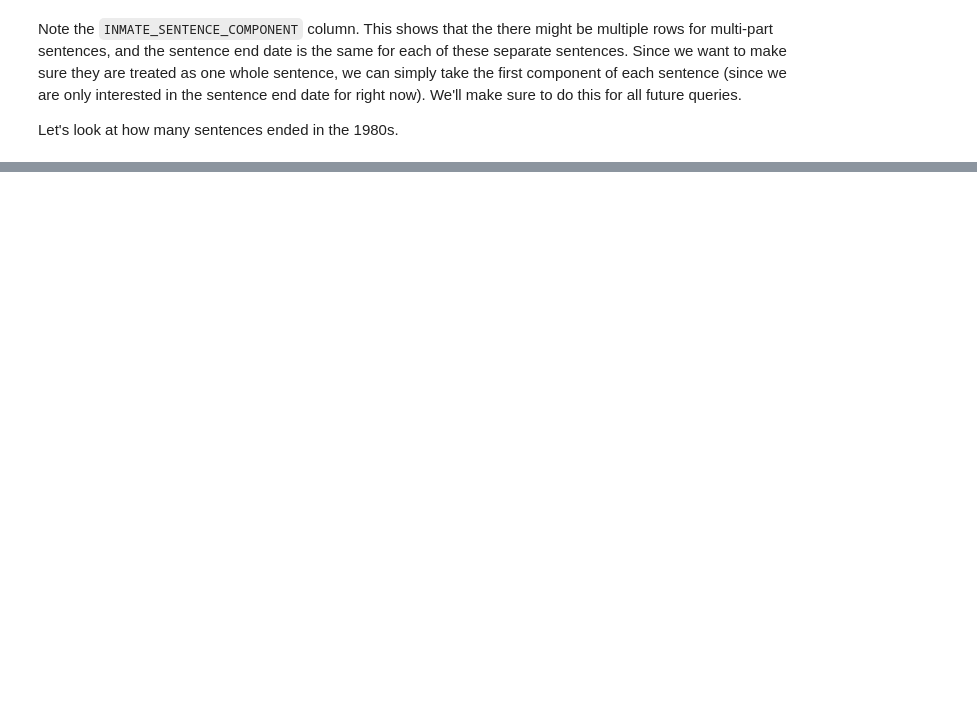
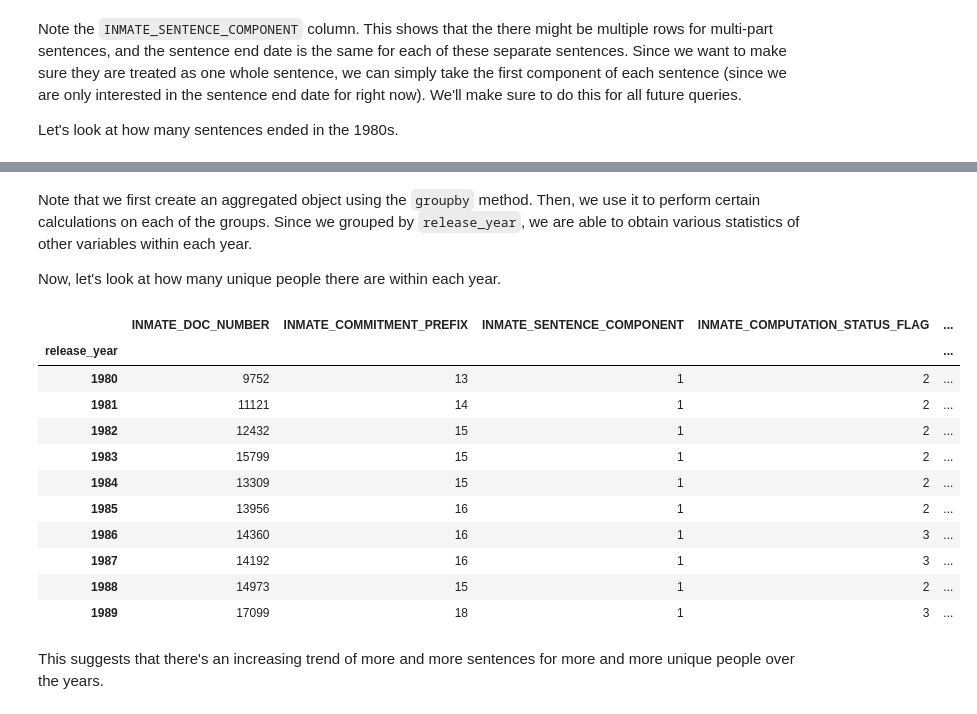
Before and after one commit to Coleridge-Initiative/bdss-notebooks, a Jupyter notebook: 02_2_Dataset_Exploration.ipynb, the cells around one changed output, grey strips where cells are left out. Cells and saved outputs as stored; diff of their text form; code cells hidden in the pictures; blank space fills up the shorter version.

```diff
--- a/02_2_Dataset_Exploration.ipynb
+++ b/02_2_Dataset_Exploration.ipynb
@@ -253,0 +329,21 @@ df.describe(include='all')
+# %% [markdown]
+Note that we first create an aggregated object using the `groupby` method. Then, we use it to perform certain calculations on each of the groups. Since we grouped by `release_year`, we are able to obtain various statistics of other variables within each year.
+
+Now, let's look at how many unique people there are within each year.
+# %%
+sent_by_year.nunique()
+# %% [output]
+|  | INMATE_DOC_NUMBER | INMATE_COMMITMENT_PREFIX | INMATE_SENTENCE_COMPONENT | INMATE_COMPUTATION_STATUS_FLAG | ... |
+| release_year |  |  |  |  | ... |
+| 1980 | 9752 | 13 | 1 | 2 | ... |
+| 1981 | 11121 | 14 | 1 | 2 | ... |
+| 1982 | 12432 | 15 | 1 | 2 | ... |
+| 1983 | 15799 | 15 | 1 | 2 | ... |
+| 1984 | 13309 | 15 | 1 | 2 | ... |
+| 1985 | 13956 | 16 | 1 | 2 | ... |
+| 1986 | 14360 | 16 | 1 | 3 | ... |
+| 1987 | 14192 | 16 | 1 | 3 | ... |
+| 1988 | 14973 | 15 | 1 | 2 | ... |
+| 1989 | 17099 | 18 | 1 | 3 | ... |
+# %% [markdown]
+This suggests that there's an increasing trend of more and more sentences for more and more unique people over the years.
```
Also changed, not shown: parts of 22 cells of this notebook, 1 other file.
